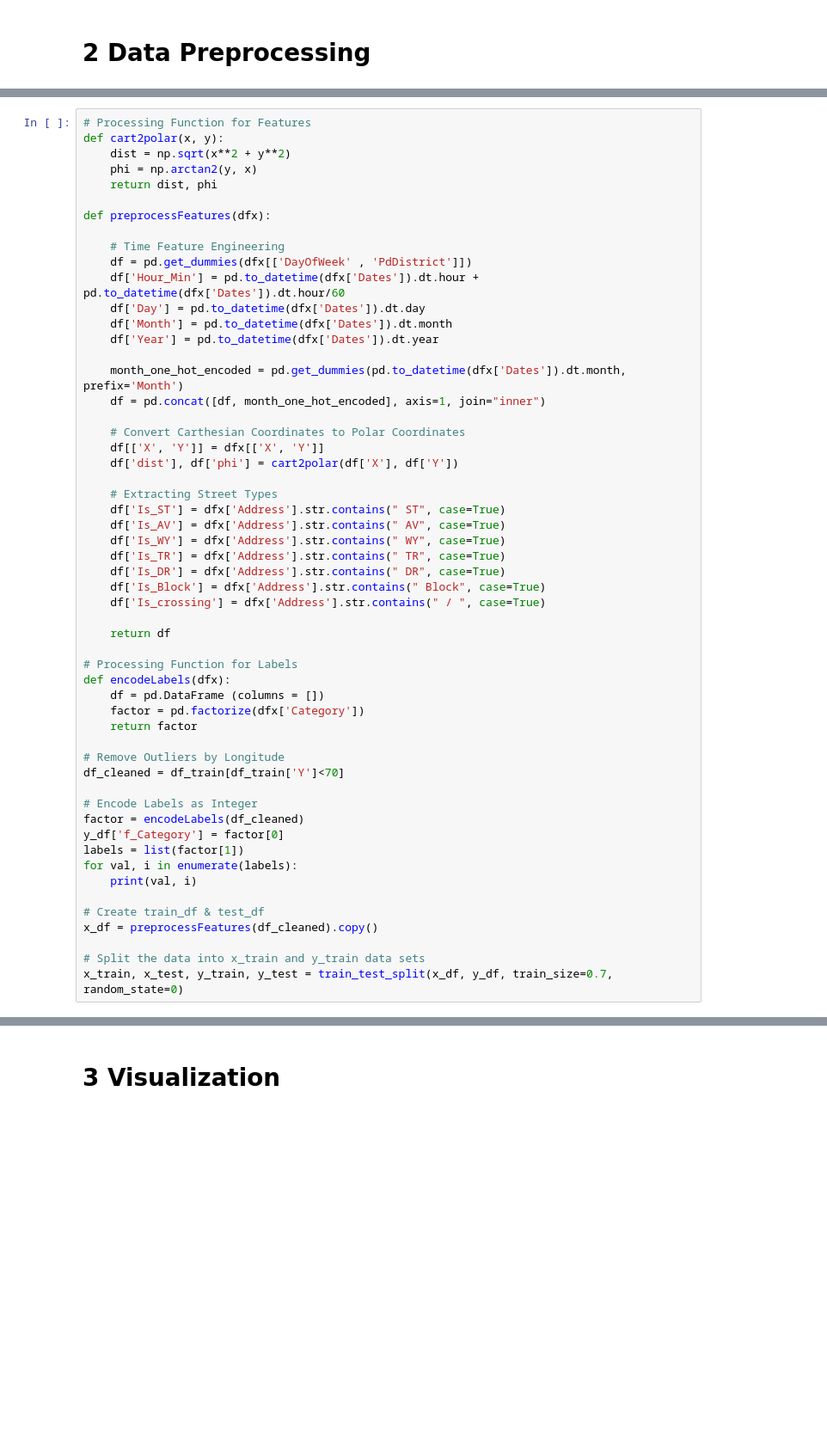
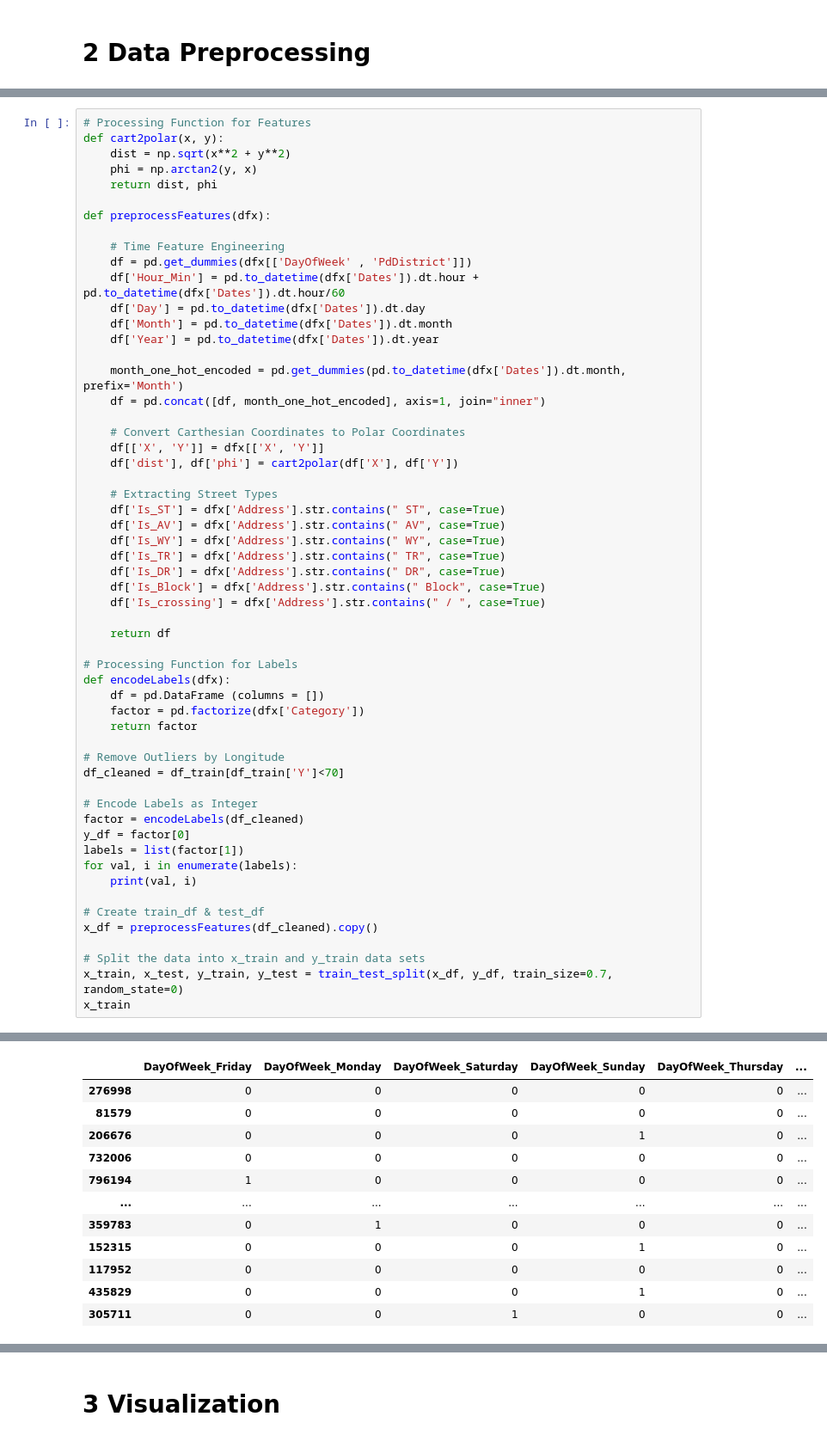
Before and after one commit to flo7up/relataly-public-python-tutorials, a Jupyter notebook: 023 Forecasting Criminal Activity in San Francisco.ipynb, the cells around one changed output, grey strips where cells are left out. Shown at 86% size. Saved outputs shown, nothing was run; the diff lists cells and outputs as text; blank space fills up the shorter version.

```diff
--- a/023 Forecasting Criminal Activity in San Francisco.ipynb
+++ b/023 Forecasting Criminal Activity in San Francisco.ipynb
@@ -87,31 +121,44 @@ df_cleaned = df_train[df_train['Y']<70]
 
 # Encode Labels as Integer
 factor = encodeLabels(df_cleaned)
-y_df['f_Category'] = factor[0]
+y_df = factor[0]
 labels = list(factor[1])
 for val, i in enumerate(labels):
     print(val, i)
 
 # Create train_df & test_df
 x_df = preprocessFeatures(df_cleaned).copy()
 
 # Split the data into x_train and y_train data sets
 x_train, x_test, y_train, y_test = train_test_split(x_df, y_df, train_size=0.7, random_state=0)
+x_train
 # %% [output]
 0 WARRANTS
 1 OTHER OFFENSES
 2 LARCENY/THEFT
 3 VEHICLE THEFT
 4 VANDALISM
 5 NON-CRIMINAL
 6 ROBBERY
 7 ASSAULT
 8 WEAPON LAWS
 9 BURGLARY
 10 SUSPICIOUS OCC
 11 DRUNKENNESS
 ... (23 lines left out)
 35 BAD CHECKS
 36 TREA
 37 RECOVERED VEHICLE
 38 PORNOGRAPHY/OBSCENE MAT
+|  | DayOfWeek_Friday | DayOfWeek_Monday | DayOfWeek_Saturday | DayOfWeek_Sunday | DayOfWeek_Thursday | ... |
+| 276998 | 0 | 0 | 0 | 0 | 0 | ... |
+| 81579 | 0 | 0 | 0 | 0 | 0 | ... |
+| 206676 | 0 | 0 | 0 | 1 | 0 | ... |
+| 732006 | 0 | 0 | 0 | 0 | 0 | ... |
+| 796194 | 1 | 0 | 0 | 0 | 0 | ... |
+| ... | ... | ... | ... | ... | ... | ... |
+| 359783 | 0 | 1 | 0 | 0 | 0 | ... |
+| 152315 | 0 | 0 | 0 | 1 | 0 | ... |
+| 117952 | 0 | 0 | 0 | 0 | 0 | ... |
+| 435829 | 0 | 0 | 0 | 1 | 0 | ... |
+| 305711 | 0 | 0 | 1 | 0 | 0 | ... |
```
Also changed, not shown: parts of 15 cells of this notebook.
